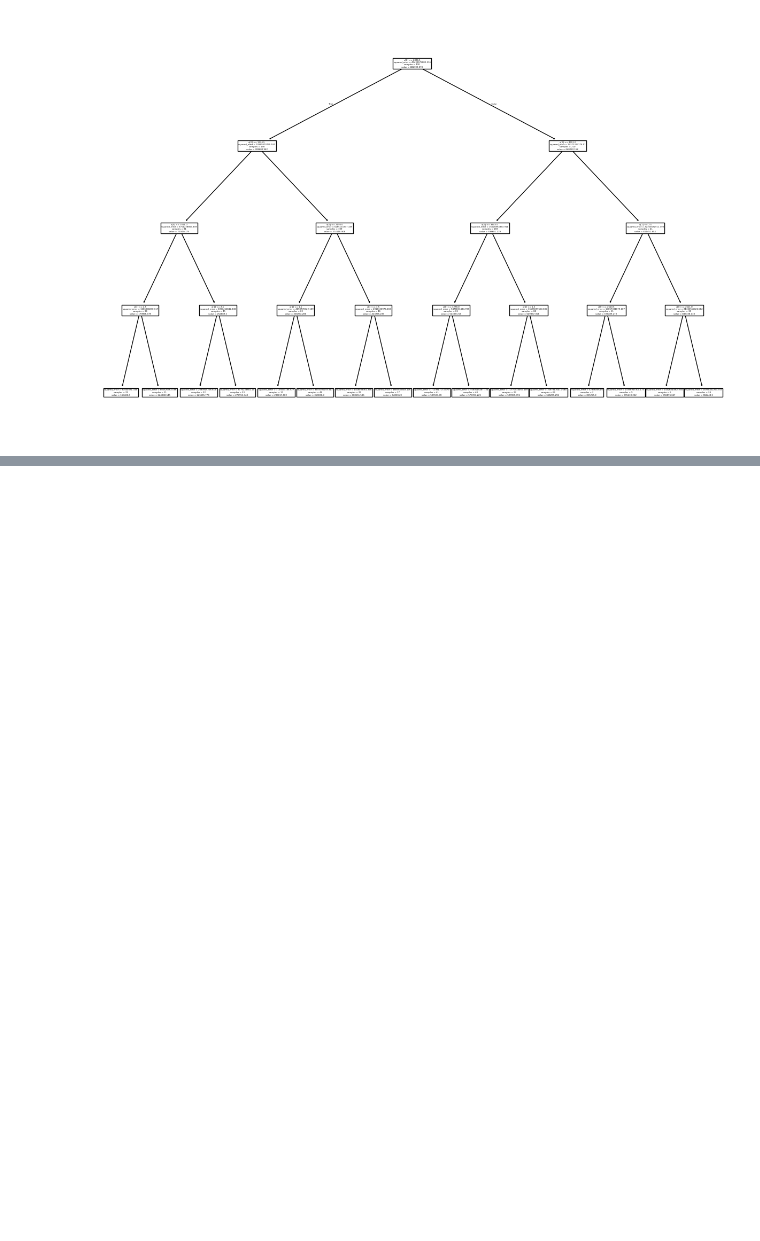
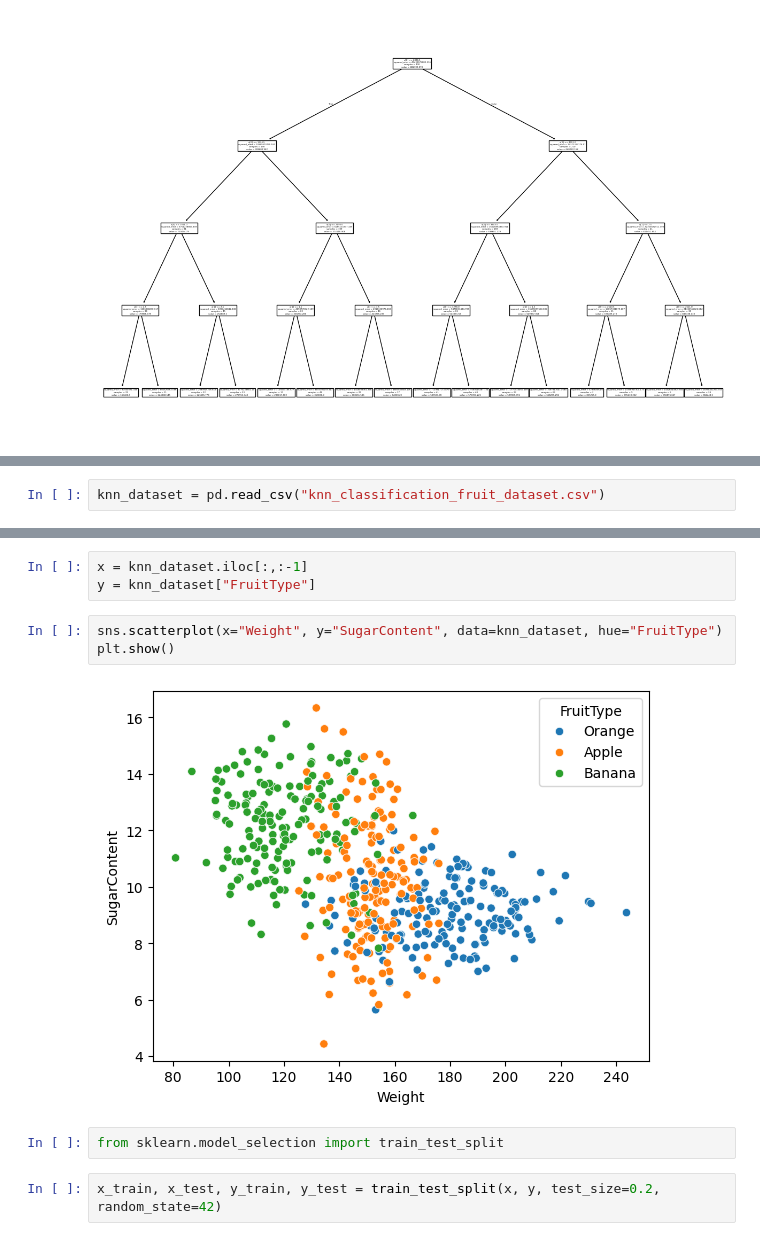
Before and after one commit to Haroon1056/Machine-Learning-Notes, a Jupyter notebook: machine learning.ipynb, the cells around one changed output, grey strips where cells are left out. Drawn from its saved outputs; the diff is of its cells as text; blank space fills up the shorter version.

```diff
--- a/machine learning.ipynb
+++ b/machine learning.ipynb
@@ -1194,0 +1203,2 @@ plt.show()
+# %%
+knn_dataset = pd.read_csv("knn_classification_fruit_dataset.csv")
@@ -1194,0 +1237,12 @@ plt.show()
+# %%
+x = knn_dataset.iloc[:,:-1]
+y = knn_dataset["FruitType"]
+# %%
+sns.scatterplot(x="Weight", y="SugarContent", data=knn_dataset, hue="FruitType")
+plt.show()
+# %% [output]
+[figure, added]
+# %%
+from sklearn.model_selection import train_test_split
+# %%
+x_train, x_test, y_train, y_test = train_test_split(x, y, test_size=0.2, random_state=42)
```
Also changed, not shown: parts of 54 cells of this notebook, 5 other files.
